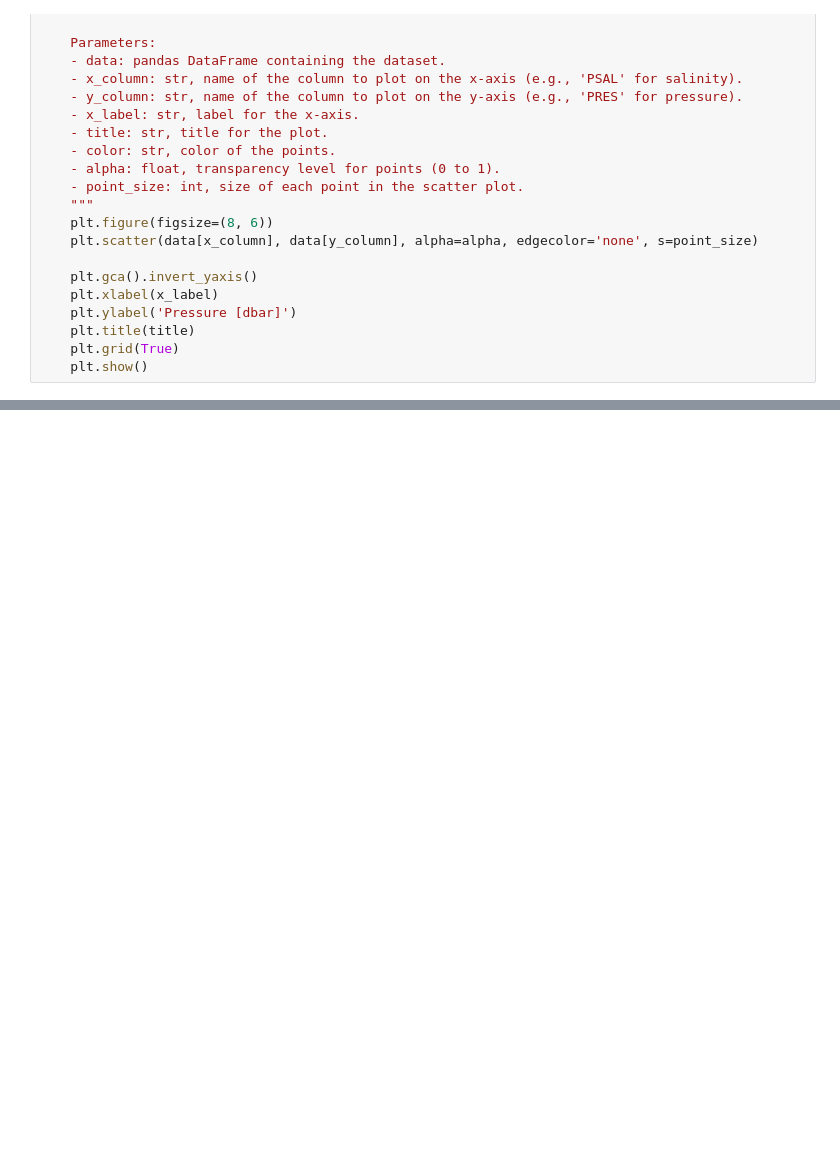
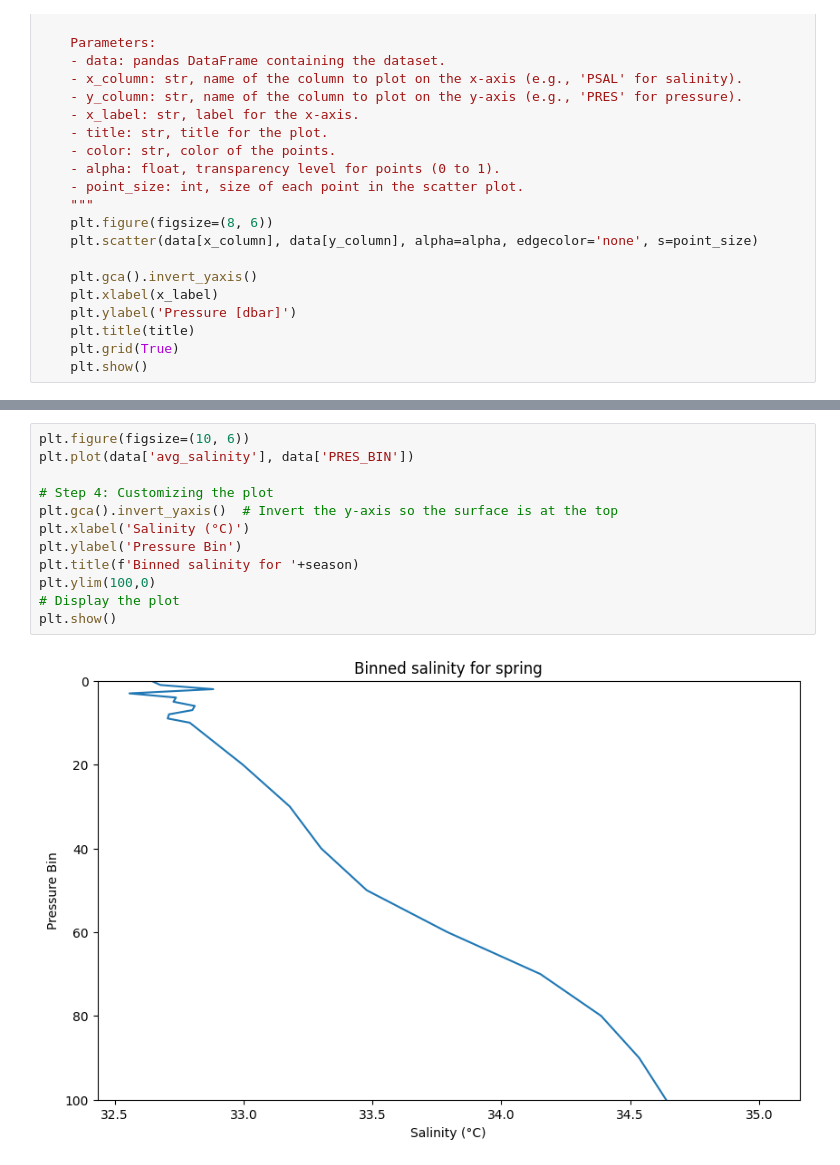
Before and after one commit to gabegekas/sioc210_data_project, a Jupyter notebook: lucie_workspace.ipynb, the cells around one changed output, grey strips where cells are left out. Drawn from its saved outputs; the diff is of its cells as text; blank space fills up the shorter version.

```diff
--- a/lucie_workspace.ipynb
+++ b/lucie_workspace.ipynb
@@ -378,0 +453,14 @@ plt.show()
+# %%
+plt.figure(figsize=(10, 6))
+plt.plot(data['avg_salinity'], data['PRES_BIN'])
+
+# Step 4: Customizing the plot
+plt.gca().invert_yaxis()  # Invert the y-axis so the surface is at the top
+plt.xlabel('Salinity (°C)')
+plt.ylabel('Pressure Bin')
+plt.title(f'Binned salinity for '+season)
+plt.ylim(100,0)
+# Display the plot
+plt.show()
+# %% [output]
+[figure, added]
```
Also changed, not shown: parts of 8 cells of this notebook, 4 other files.
